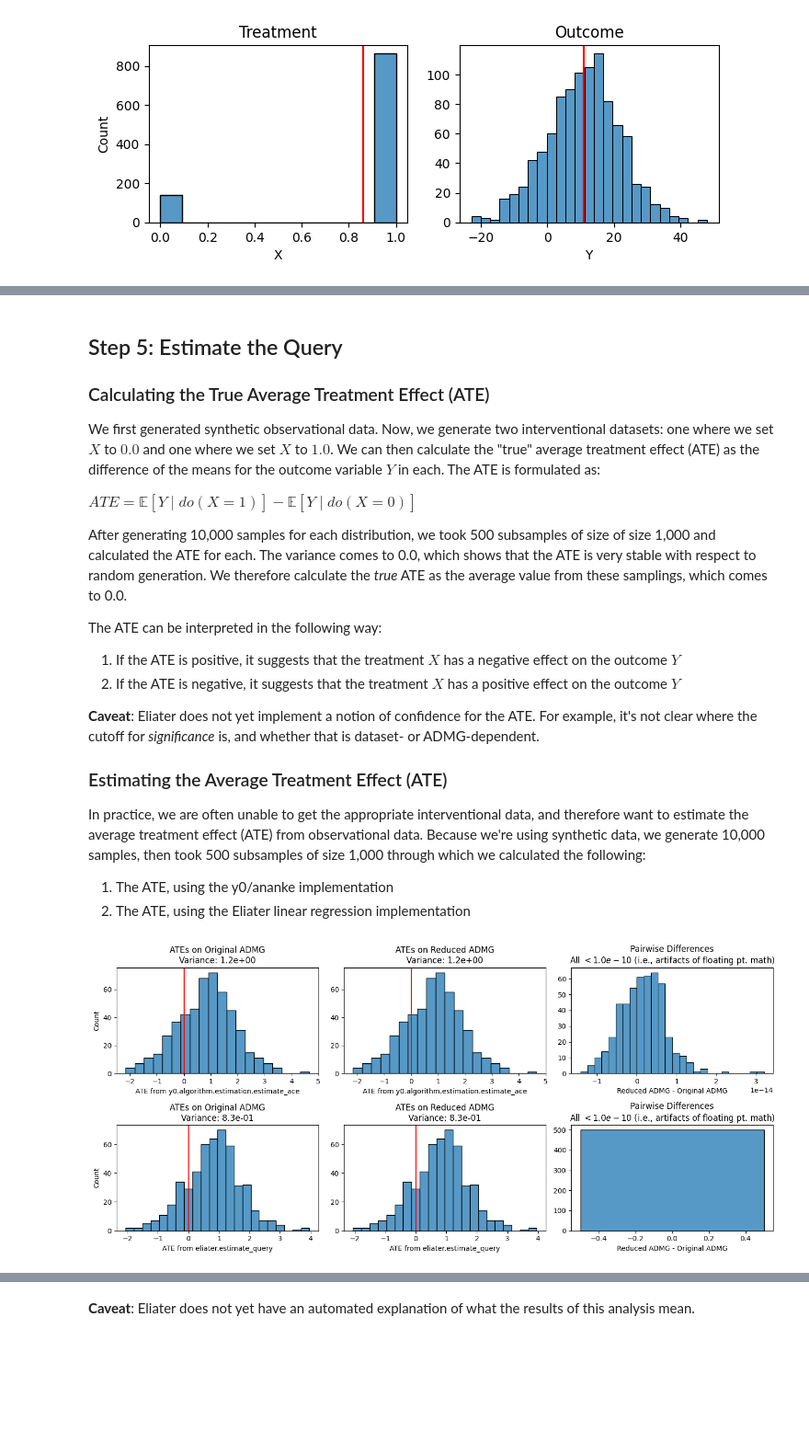
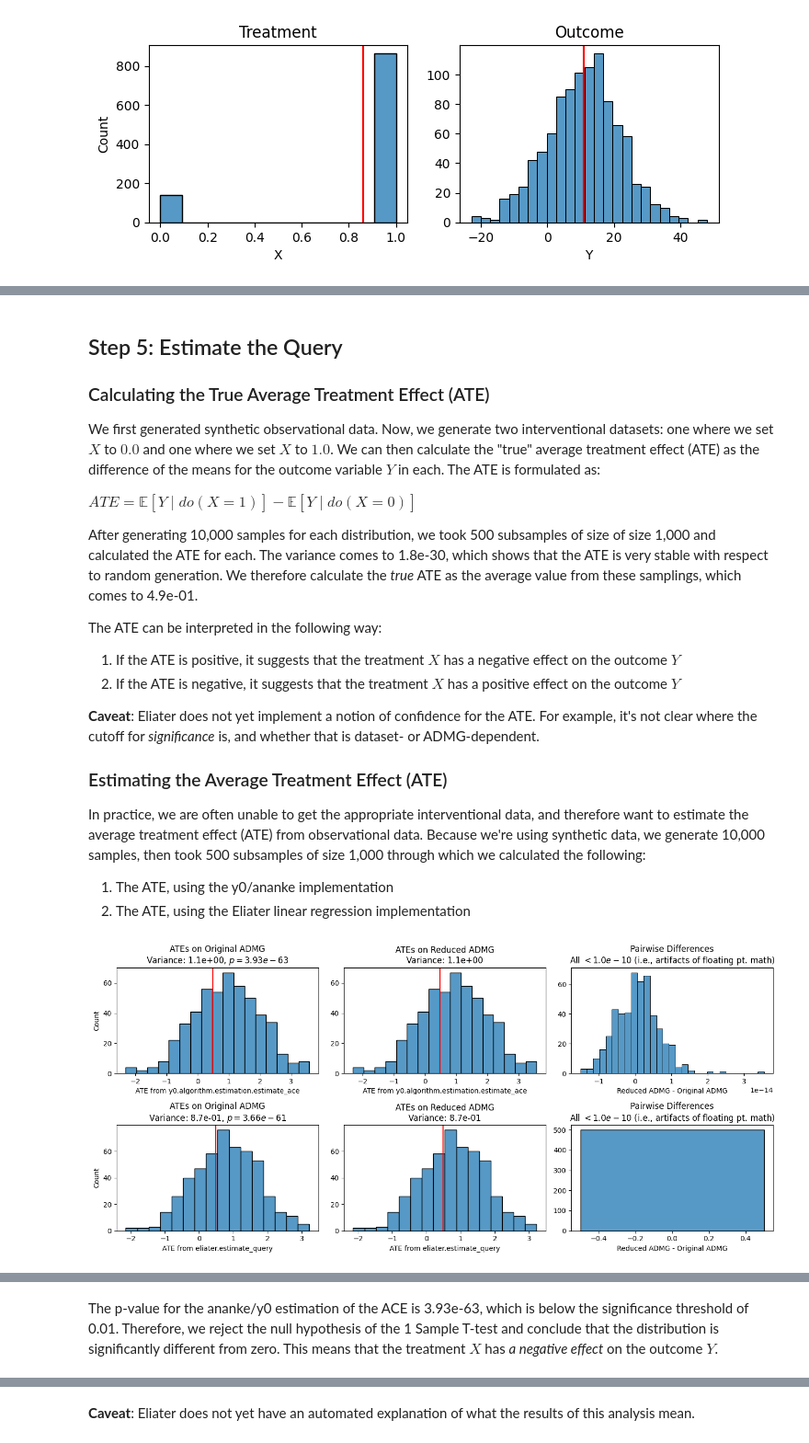
Before and after one commit to y0-causal-inference/eliater, a Jupyter notebook: notebooks/motivating_example.ipynb, the cells around one changed output, grey strips where cells are left out. Shown at 92% size. Saved outputs shown, nothing was run; the diff lists cells and outputs as text; code cells hidden in the pictures; blank space fills up the shorter version.

Commit message:
Additional improvements
- cache adjustment set
- add automated interpretation of probability distributions
- don't re-do analysis when no reduction of nuisance variables

```diff
--- a/notebooks/motivating_example.ipynb
+++ b/notebooks/motivating_example.ipynb
@@ -90,6 +91,6 @@ $\sum\limits_{M_1, Z_1, Z_2, Z_3} P(M_1 | X, Z_1) P(Y | M_1, X, Z_1, Z_2, Z_3) P
 
 Because the query is identifiable, we can proceed to Step 3.
 # %%
-reduced_graph = eliater.step_3_notebook(graph=graph, treatment=X, outcome=Y)
+reduced_graph = eliater.step_3_notebook(graph=graph, treatment=treatment, outcome=outcome)
 # %% [output]
 ## Step 3/4: Identify Nuisance Variables and Simplify the ADMG
@@ -109,7 +110,12 @@ is shown below.
 [figure]
 # %%
 eliater.step_5_notebook_synthetic(
-    graph=graph, reduced_graph=reduced_graph, example=example, treatment=X, outcome=Y, seed=SEED
+    graph=graph,
+    reduced_graph=reduced_graph,
+    example=example,
+    treatment=treatment,
+    outcome=outcome,
+    seed=SEED,
 )
 # %% [output]
 ## Step 5: Estimate the Query
@@ -117,36 +123,36 @@ eliater.step_5_notebook_synthetic(
 ### Calculating the True Average Treatment Effect (ATE)
 
 We first generated synthetic observational data. Now, we generate two interventional datasets:
 one where we set $X$ to $0.0$ and one where we set $X$ to $1.0$.
 We can then calculate the "true" average treatment effect (ATE) as the difference of the means
 for the outcome variable $Y$ in each. The ATE is formulated as:
 
 $ATE = \mathbb{E}[Y \mid do(X = 1)] - \mathbb{E}[Y \mid do(X = 0)]$
 
 After generating 10,000 samples for each distribution, we took 500 subsamples of size
 of size 1,000 and calculated the
-ATE for each. The variance comes to 0.0, which shows that the ATE is very stable with respect
+ATE for each. The variance comes to 1.8e-30, which shows that the ATE is very stable with respect
 to random generation. We therefore calculate the _true_ ATE as the average value from these samplings,
-which comes to 0.0.
+which comes to 4.9e-01.
 
 The ATE can be interpreted in the following way:
 
 1. If the ATE is positive, it suggests that the treatment $X$ has a negative effect on the outcome $Y$
 2. If the ATE is negative, it suggests that the treatment $X$ has a positive effect on the outcome $Y$
 
 **Caveat**: Eliater does not yet implement a notion of confidence for the ATE. For example, it's not clear
 where the cutoff for _significance_ is, and whether that is dataset- or ADMG-dependent.
 
 ### Estimating the Average Treatment Effect (ATE)
 
 In practice, we are often unable to get the appropriate interventional data, and therefore want to estimate
 the average treatment effect (ATE) from observational data. Because we're using synthetic data, we generate
 10,000 samples, then took 500 subsamples of size 1,000 through which we calculated
 the following:
 
 1. The ATE, using the y0/ananke implementation
 2. The ATE, using the Eliater linear regression implementation
-[figure, old version]
+[figure, new version]
 Interpretations:
 
 1. We show the _true_ ATE as a red vertical line
@@ -163,0 +161,5 @@ $\mathbb{E}[Y \mid do(X = 0)]$
+The p-value for the ananke/y0 estimation of the ACE is 3.93e-63,
+which is below the significance threshold of 0.01. Therefore, we reject the
+null hypothesis of the 1 Sample T-test and conclude that the distribution is significantly
+different from zero. This means that the treatment $X$ has
+*a negative effect* on the outcome $Y$.
@@ -165 +177 @@ $\mathbb{E}[Y \mid do(X = 0)]$
-**Caveat**: Eliater does not yet have an automated explanation of what the results of this analysis mean.
+**Caveat**: Eliater does not yet have an automated explanation of what the results of this analysis mean.
```
Also changed, not shown: parts of 6 cells of this notebook, 4 other files.
